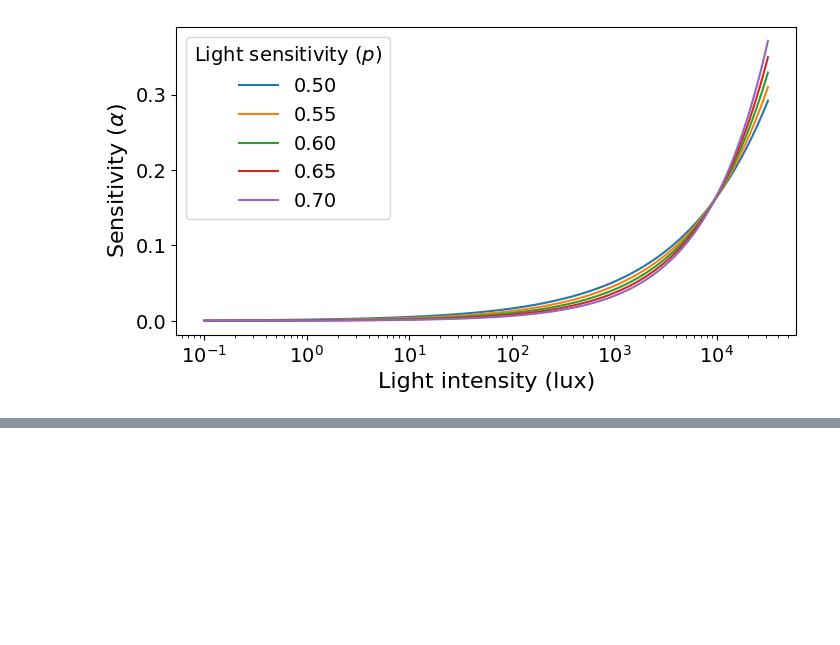
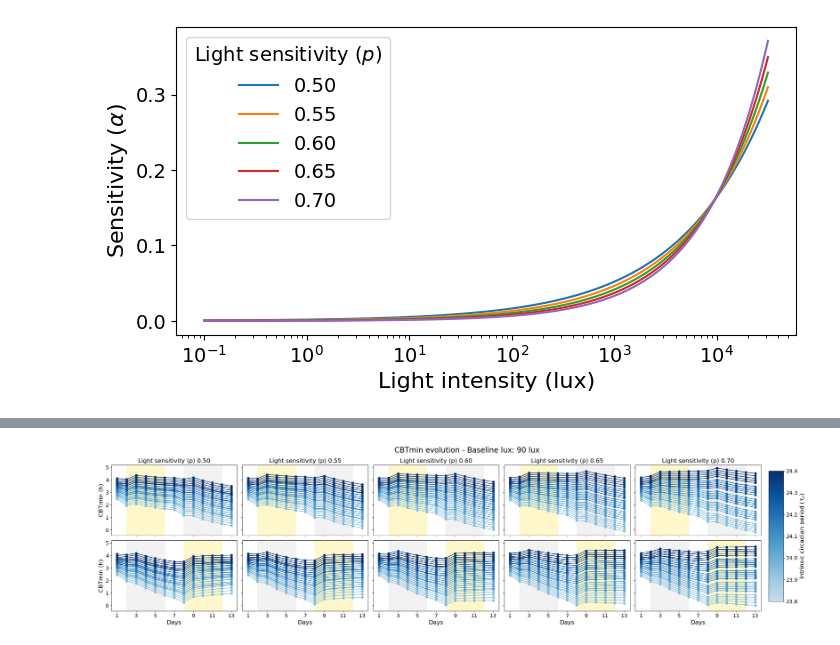
Before and after one commit to ftavella/evening_light_article, a Jupyter notebook: 16_supplemental_figures.ipynb, the cells around one changed output, grey strips where cells are left out. Cells and saved outputs as stored; diff of their text form; code cells hidden in the pictures; blank space fills up the shorter version.

```diff
--- a/16_supplemental_figures.ipynb
+++ b/16_supplemental_figures.ipynb
@@ -181,0 +185,16 @@ plt.show()
+# %%
+def truncate_colormap(cmap, minval=0.25, maxval=1.0, n=256):
+    new_cmap = LinearSegmentedColormap.from_list(
+        f"trunc({cmap.name},{minval:.2f},{maxval:.2f})",
+        cmap(np.linspace(minval, maxval, n))
+    )
+    return new_cmap
+# %%
+light_condition = "early_light"
+selected_parameters = pd.read_csv(f'data/light_sensitivity_parameter_exploration/{light_condition}_selected_light_sensitivity_parameters.csv', index_col=0)
+simulation_features = pd.read_csv("data/chang14_selected_light_sensitivity_parameters/selected_light_sensitivity_parameters_simulation_features.csv", index_col=0)
+
+selected_parameters['simulation_idx'] = selected_parameters.index
+simulation_features['simulation_idx'] = simulation_features.index
+selected_parameters.reset_index(drop=True, inplace=True)
+simulation_features.reset_index(drop=True, inplace=True)
@@ -181,0 +225,72 @@ plt.show()
+# %%
+figsize_scaling = 0.875
+p_values = np.linspace(0.5, 0.7, 5)
+tauc_values = np.linspace(23.8, 24.4, 5)
+base_color_maps = [plt.get_cmap('Blues'), plt.get_cmap('Greens')]
+color_maps = [truncate_colormap(cmap, minval=0.25, maxval=1) for cmap in base_color_maps]
+color_map_values = [color_maps[0](np.linspace(0.25, 1, len(p_values))),
+                    color_maps[1](np.linspace(0.25, 1, len(p_values)))]
+
+ebook_order_values = ['ebook_first', 'ebook_second']
+baseline_conditions = ['', 'high_']
+
+
+
+for idx, baseline_condition in enumerate(baseline_conditions):
+    fig, axs = plt.subplots(2, len(p_values), figsize=(figsize_scaling * figsize[0] * 4, figsize_scaling * figsize[1] * 2),
+                            sharey=True, sharex=True)
+    figure_title = f"CBTmin evolution - Baseline lux: {90 if baseline_condition == '' else 500} lux"
+    fig.suptitle(figure_title, fontsize=title_fontsize)
+    axs[0, 0].set_ylabel('CBTmin (h)', fontsize=axis_label_fontsize)
+    axs[1, 0].set_ylabel('CBTmin (h)', fontsize=axis_label_fontsize)
+
+    for jdx, ebook_order in enumerate(ebook_order_values):
+        for kdx, p_val in enumerate(p_values):
+            axs[0, kdx].set_title(f"Light sensitivity (p) {p_val:.2f}", fontsize=axis_label_fontsize)
+            axs[0, kdx].tick_params(axis='both', which='major', labelsize=tick_label_fontsize)
+            axs[1, kdx].set_xlabel('Days', fontsize=axis_label_fontsize)
+            axs[1, kdx].tick_params(axis='both', which='major', labelsize=tick_label_fontsize)
+
+            simulation_condition = f"chang14_{baseline_condition}{ebook_order}"
+            relevant_features = simulation_features[(simulation_features['light_condition'] == light_condition) &
+                                                    (simulation_features['simulation_condition'] == simulation_condition)
+                                                    ]
+            merged_features = pd.merge(selected_parameters, relevant_features, on='simulation_idx')
+            final_features = merged_features[merged_features['p'] == p_val]
+
+            for ldx in final_features['simulation_idx'].unique():
+                sim_data = final_features[final_features['simulation_idx'] == ldx]
+                cbtmin = sim_data['cbtmin'].values
+                days = np.arange(1, len(cbtmin) + 1)
+
+                current_p = sim_data['p'].values[0]
+                current_tauc = sim_data['tauc'].values[0]
+                color = color_map_values[idx][np.where(tauc_values == current_tauc)[0][0]]
+
+                axs[jdx, kdx].plot(days, cbtmin, marker='o', color=color)
+                axs[jdx, kdx].set_xticks(days[::2])
+
+            if jdx == 0:
+                axs[jdx, kdx].axvspan(2, 6, color='gold', alpha=0.2) # eBook
+                axs[jdx, kdx].axvspan(8, 12, color='gray', alpha=0.1) # Book
+            else:
+                axs[jdx, kdx].axvspan(2, 6, color='gray', alpha=0.1)
+                axs[jdx, kdx].axvspan(8, 12, color='gold', alpha=0.2)
+
+    # make room for cbar on the right
+    plt.tight_layout(rect=[0, 0, 0.9, 1.0])
+    # add colorbar
+    cbar_ax = fig.add_axes([0.905, 0.15, 0.02, 0.7])
+    norm = Normalize(vmin=min(tauc_values), vmax=max(tauc_values))
+    sm = ScalarMappable(cmap=color_maps[idx], norm=norm)
+    sm.set_array([])
+    cbar = fig.colorbar(sm, cax=cbar_ax)
+    cbar.set_label('Intrinsic circadian period 'r'$(\tau_{c})$', fontsize=axis_label_fontsize)
+    cbar.ax.tick_params(labelsize=tick_label_fontsize)
+
+    plt.savefig(f'figures/sup_fig_{'low' if baseline_condition == '' else 'high'}_indoor_light_cbtmin_evolution.png', bbox_inches='tight', dpi=300)
+
+    plt.show()
+    plt.close(fig)
+# %% [output]
+[figure, added]
```
Also changed, not shown: parts of 8 cells of this notebook, 11 other files.
